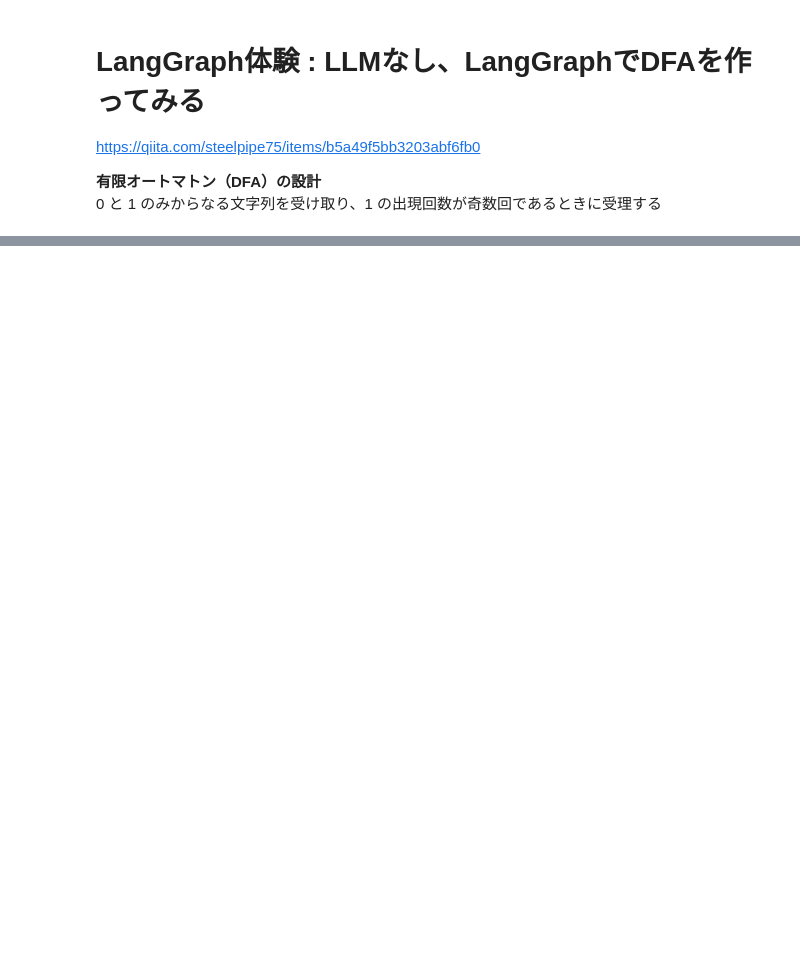
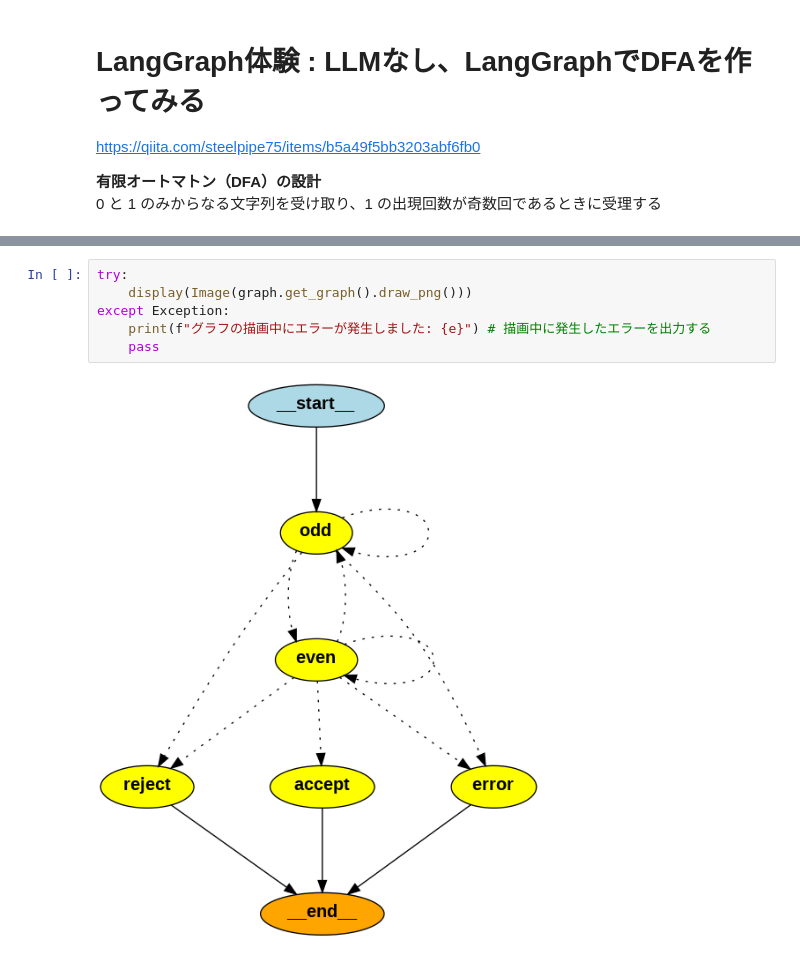
Before and after one commit to steelpipe75/learn-langgraph, a Jupyter notebook: LangGraph_DFA/LangGraph_DFA1.ipynb, the cells around one changed output, grey strips where cells are left out. Drawn from its saved outputs; the diff is of its cells as text; blank space fills up the shorter version.

```diff
--- a/LangGraph_DFA/LangGraph_DFA1.ipynb
+++ b/LangGraph_DFA/LangGraph_DFA1.ipynb
@@ -142,3 +161,11 @@ except Exception:
+# %%
+try:
+    display(Image(graph.get_graph().draw_png()))
+except Exception:
+    print(f"グラフの描画中にエラーが発生しました: {e}") # 描画中に発生したエラーを出力する
+    pass
+# %% [output]
+[figure, added]
 # %%
 graph.invoke({"input": "11"}, debug=True) # 偶数 : 拒否
 # %% [output]
```
Also changed, not shown: parts of 14 cells of this notebook.
